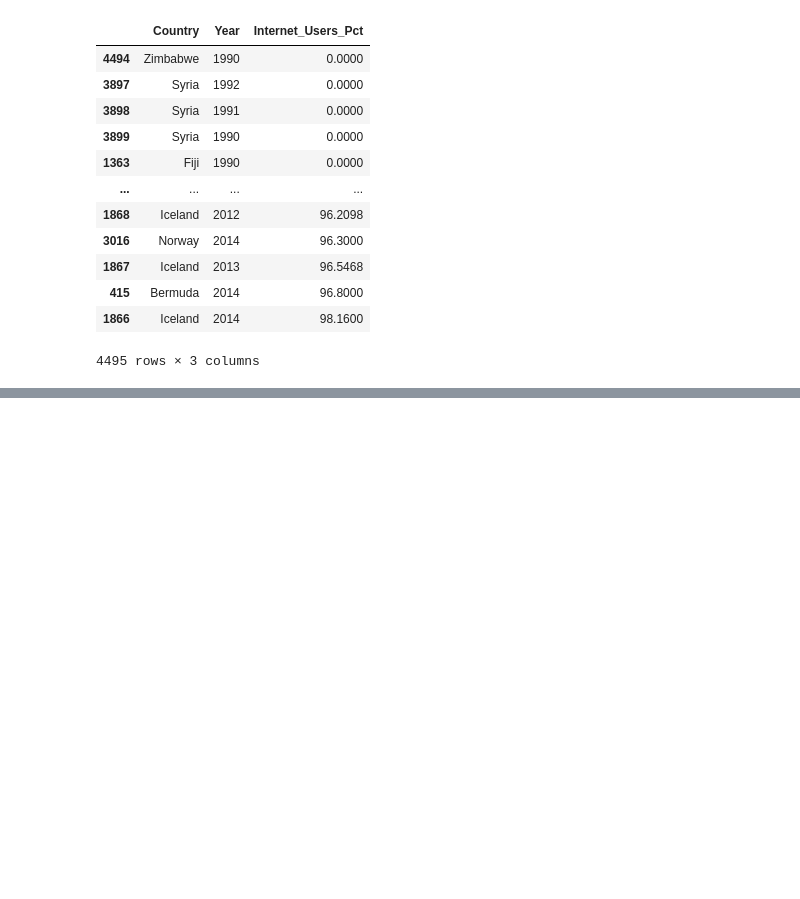
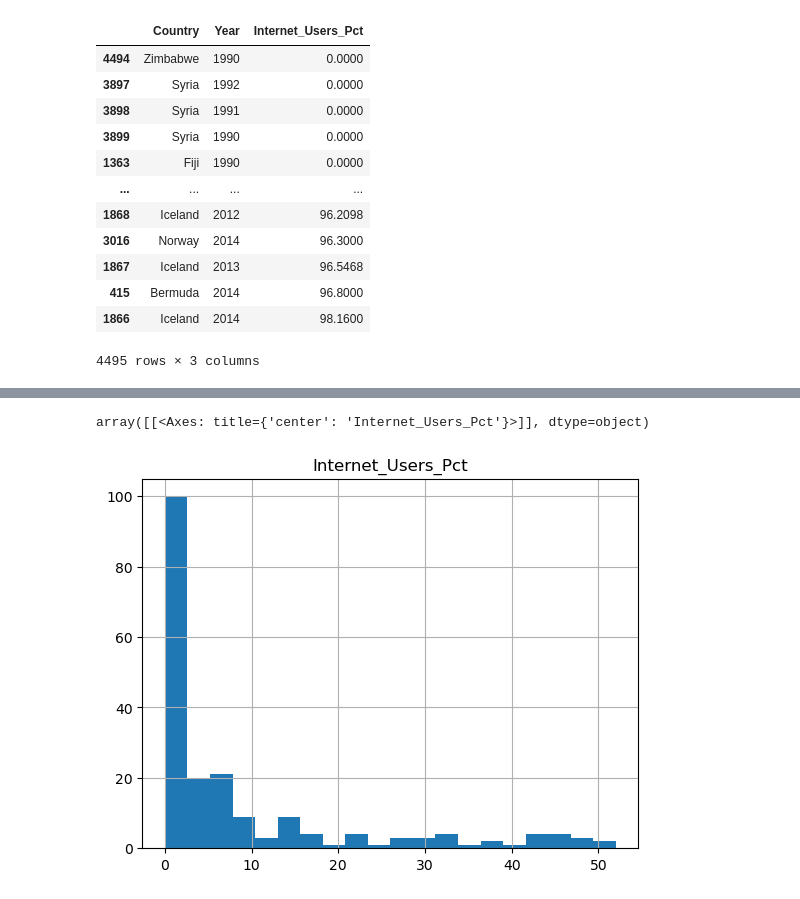
Before and after one commit to NSS-Data-Analytics-Cohort-10/gdp-and-internet-usage-rushichokshi, a Jupyter notebook: notebooks/un_notebook.ipynb, the cells around one changed output, grey strips where cells are left out. Cells and saved outputs as stored; diff of their text form; code cells hidden in the pictures; blank space fills up the shorter version.

```diff
--- a/notebooks/un_notebook.ipynb
+++ b/notebooks/un_notebook.ipynb
@@ -609,0 +662,5 @@ number11[(number11["GDP_Per_Capita"]>=99000) & (number11["GDP_Per_Capita"]<=1050
+# %%
+internet_df[internet_df['Year']==2000].drop('Year',axis=1).hist(bins=20)
+# %% [output]
+array([[<Axes: title={'center': 'Internet_Users_Pct'}>]], dtype=object)
+[figure, added]
```
Also changed, not shown: parts of 25 cells of this notebook.
